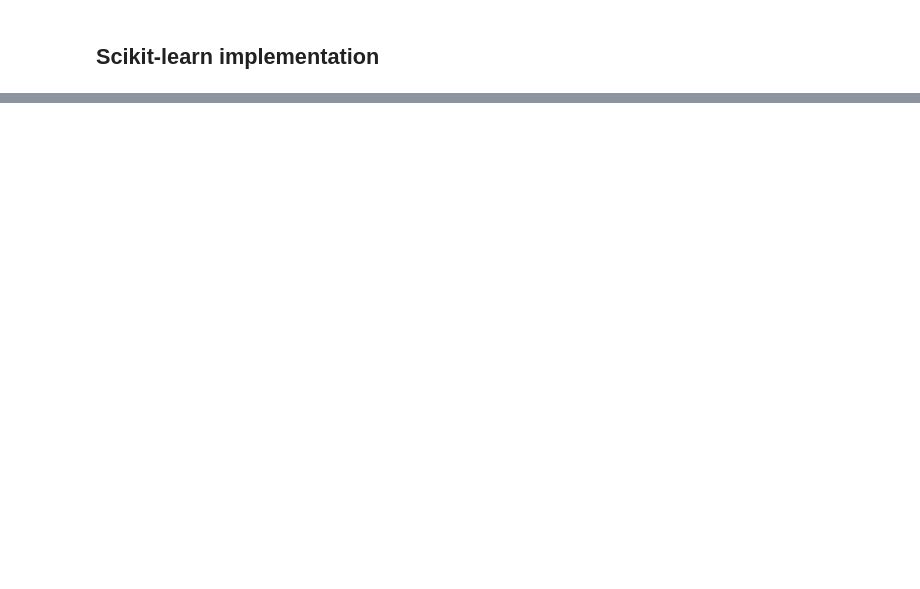
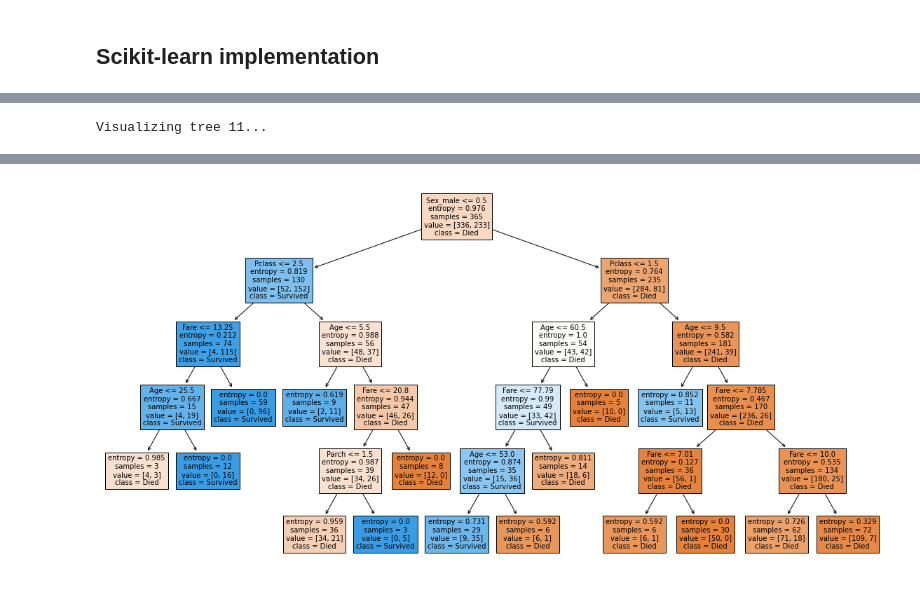
Before and after one commit to lakshyaag/ML-Tree-Based-Algorithms, a Jupyter notebook: code/scratch.ipynb, the cells around one changed output, grey strips where cells are left out. Saved outputs shown, nothing was run; the diff lists cells and outputs as text; code cells hidden in the pictures; blank space fills up the shorter version.

```diff
--- a/code/scratch.ipynb
+++ b/code/scratch.ipynb
@@ -247,0 +286,12 @@ plt.show()
+# %%
+rf_clf = CustomRandomForestClassifier(
+    n_estimators=100,
+    max_depth=5,
+    min_samples_split=15,
+    max_features=5,
+    random_state=42,
+    debug=False,
+)
+
+rf_clf.fit(X_train.values, y_train.values)
+print(f"OOB Score: {rf_clf.oob_score_}")
@@ -247,0 +334,7 @@ plt.show()
+# %%
+tree_idx = np.random.randint(0, rf_clf.n_estimators)
+
+print(f"Visualizing tree {tree_idx}...")
+rf_clf.trees[tree_idx].visualize_tree(
+    feature_names=X_train.columns.tolist(), class_names={0: "Died", 1: "Survived"}
+)
@@ -247,0 +347,15 @@ plt.show()
+# %%
+sklearn_rf_clf = SklearnRandomForestClassifier(
+    n_estimators=100,
+    max_depth=5,
+    min_samples_split=15,
+    max_features=10,
+    random_state=42,
+    oob_score=True,
+    criterion="entropy",
+    n_jobs=-1,
+    verbose=1
+)
+
+sklearn_rf_clf.fit(X_train, y_train)
+print(f'OOB Score: {sklearn_rf_clf.oob_score_}')
@@ -247,0 +411,13 @@ plt.show()
+# %%
+plt.figure(figsize=(20, 10))
+print(f"Visualizing tree {tree_idx}...")
+sklearn_rf_tree = plot_sklearn_tree(
+    sklearn_rf_clf.estimators_[tree_idx],
+    filled=True,
+    feature_names=X_train.columns,
+    class_names=["Died", "Survived"],
+)
+
+plt.show()
+# %% [output]
+Visualizing tree 11...
@@ -247,0 +425 @@ plt.show()
+[figure, added]
```
Also changed, not shown: parts of 23 cells of this notebook.
